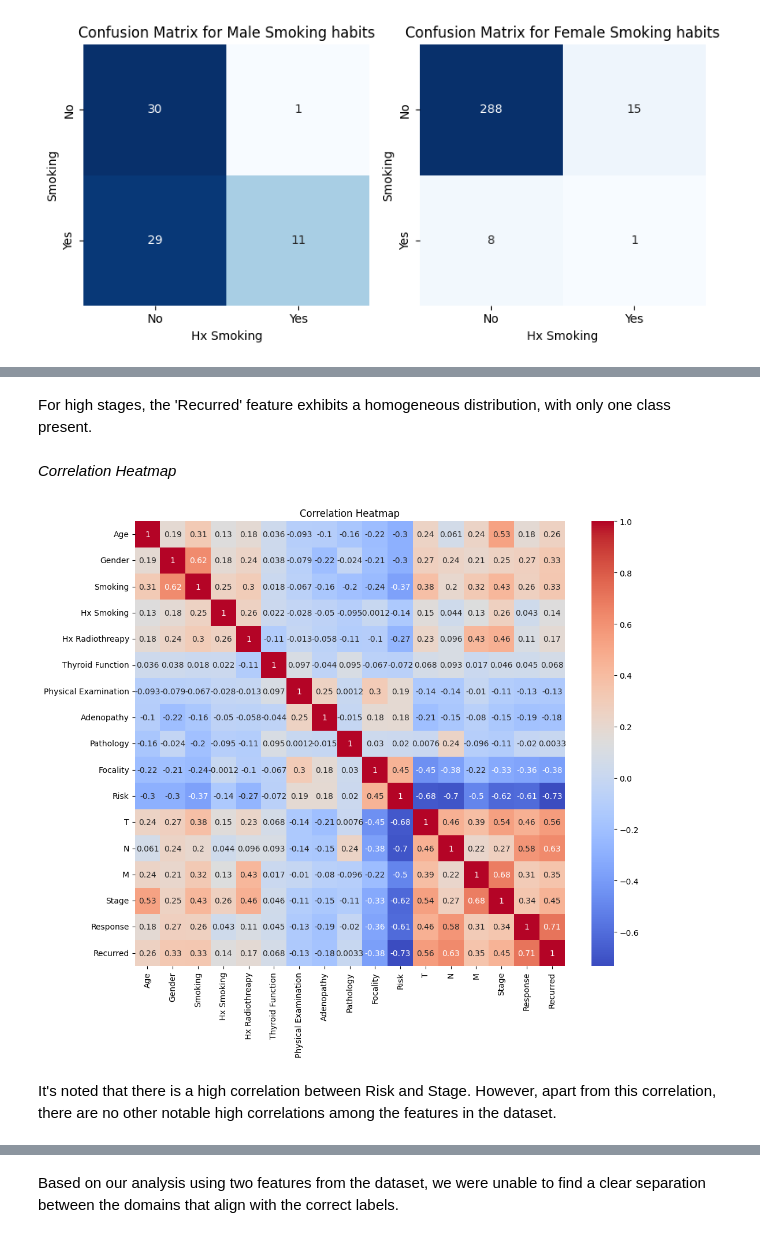
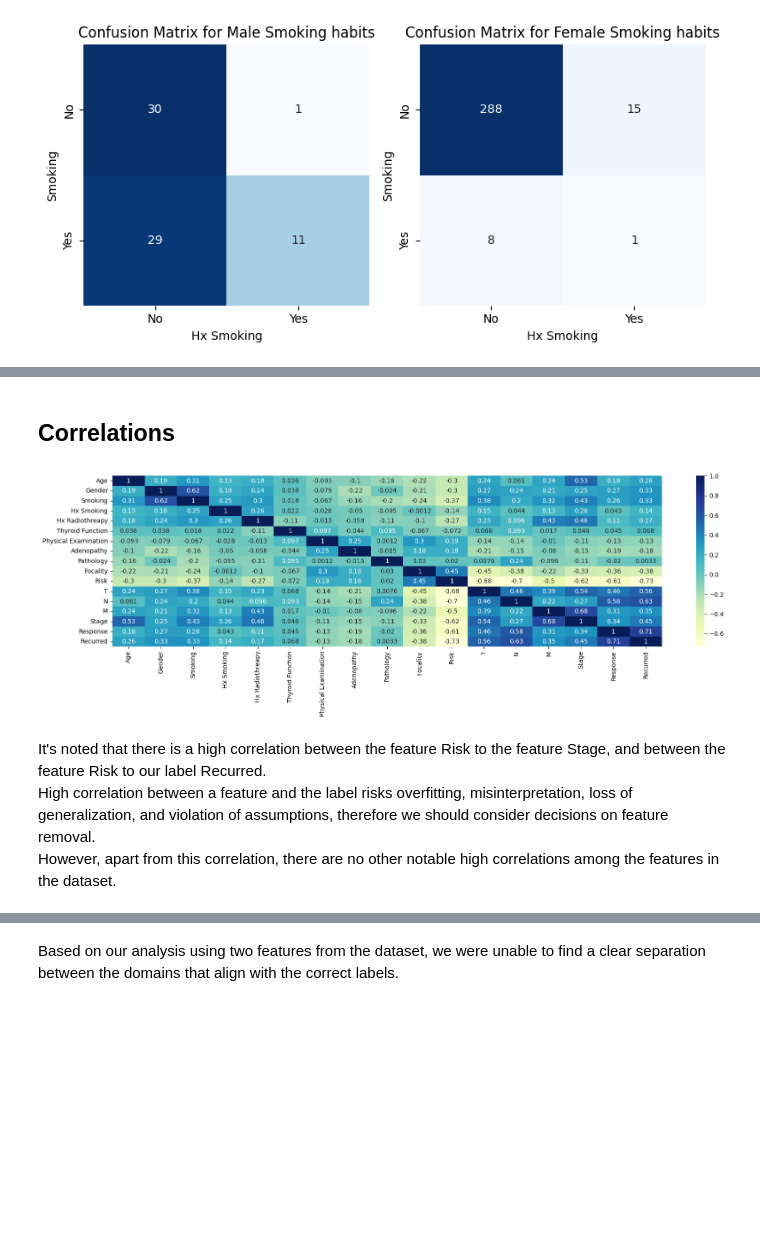
Before and after one commit to CEitanC/TDS, a Jupyter notebook: Second_Submission.ipynb, the cells around one changed output, grey strips where cells are left out. Drawn from its saved outputs; the diff is of its cells as text; code cells hidden in the pictures; blank space fills up the shorter version.

```diff
--- a/Second_Submission.ipynb
+++ b/Second_Submission.ipynb
@@ -362,22 +240,19 @@ plt.show()
-# %% [markdown]
-For high stages, the 'Recurred' feature exhibits a homogeneous distribution, with only one class present.
-# %% [markdown]
-*Correlation Heatmap*
+# %% [markdown]
+<H2> Correlations
 # %%
-# Create the heatmap
-# adapt categorial classes
 categorical_columns = df.select_dtypes(include=['object']).columns
 from sklearn.preprocessing import LabelEncoder
 le = LabelEncoder()
 for col in categorical_columns:
   df[col] = le.fit_transform(df[col])
-plt.figure(figsize=(12, 10))
-sns.heatmap(df.corr(), annot=True, cmap='coolwarm')
-plt.title("Correlation Heatmap")
+plt.figure(figsize=(20, 5))
+sns.heatmap(df.corr(), annot=True, cmap='YlGnBu')
 plt.show()
 # %% [output]
-[figure, old version]
+[figure, new version]
 # %% [markdown]
-It's noted that there is a high correlation between Risk and Stage. However, apart from this correlation, there are no other notable high correlations among the features in the dataset.
+It's noted that there is a high correlation between the feature Risk to the feature Stage, and between the feature Risk to our label Recurred. <br>
+High correlation between a feature and the label risks overfitting, misinterpretation, loss of generalization, and violation of assumptions, therefore we should consider decisions on feature removal. <br>
+However, apart from this correlation, there are no other notable high correlations among the features in the dataset.
 # %%
 plt.figure(figsize=(10, 6))
```
Also changed, not shown: parts of 46 cells of this notebook.
